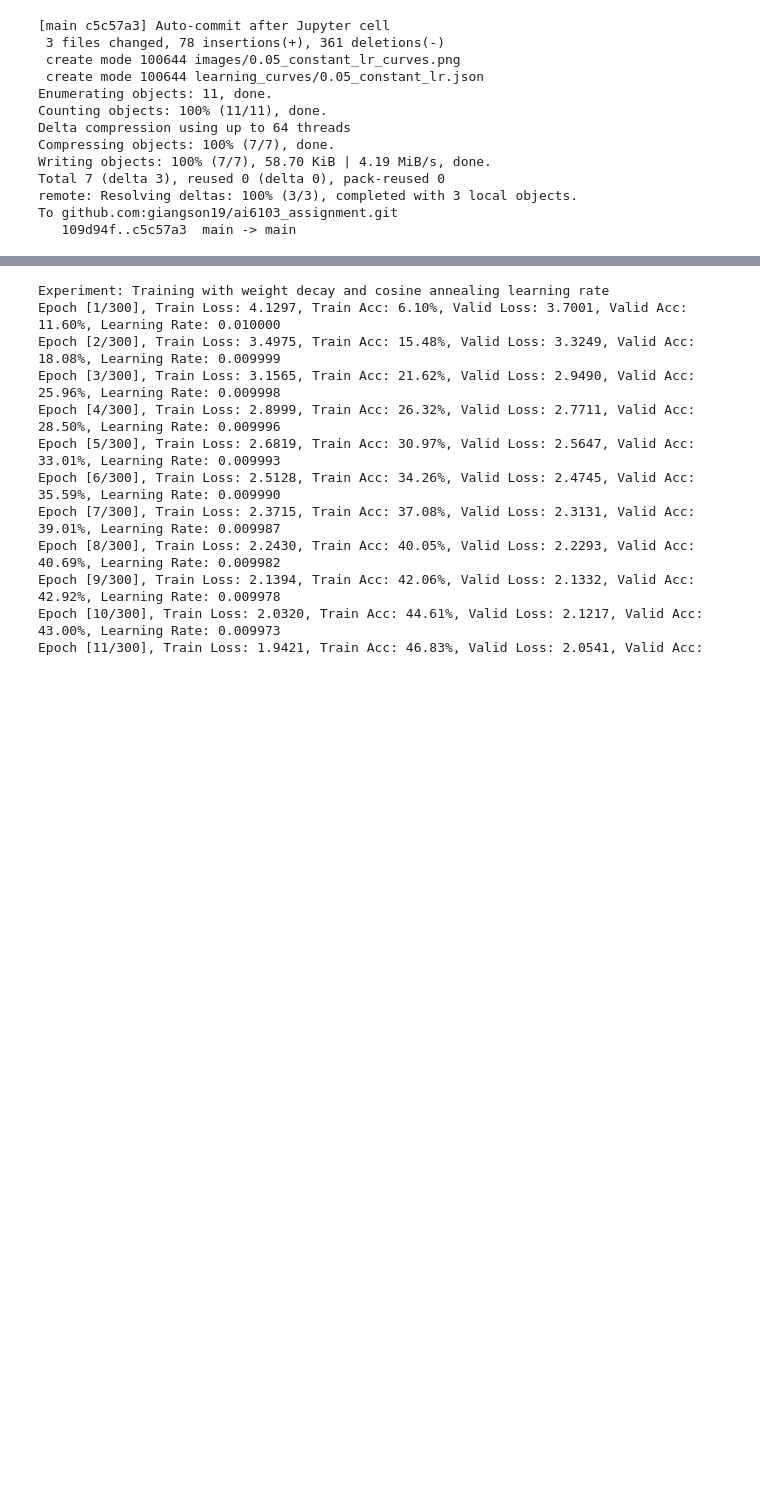
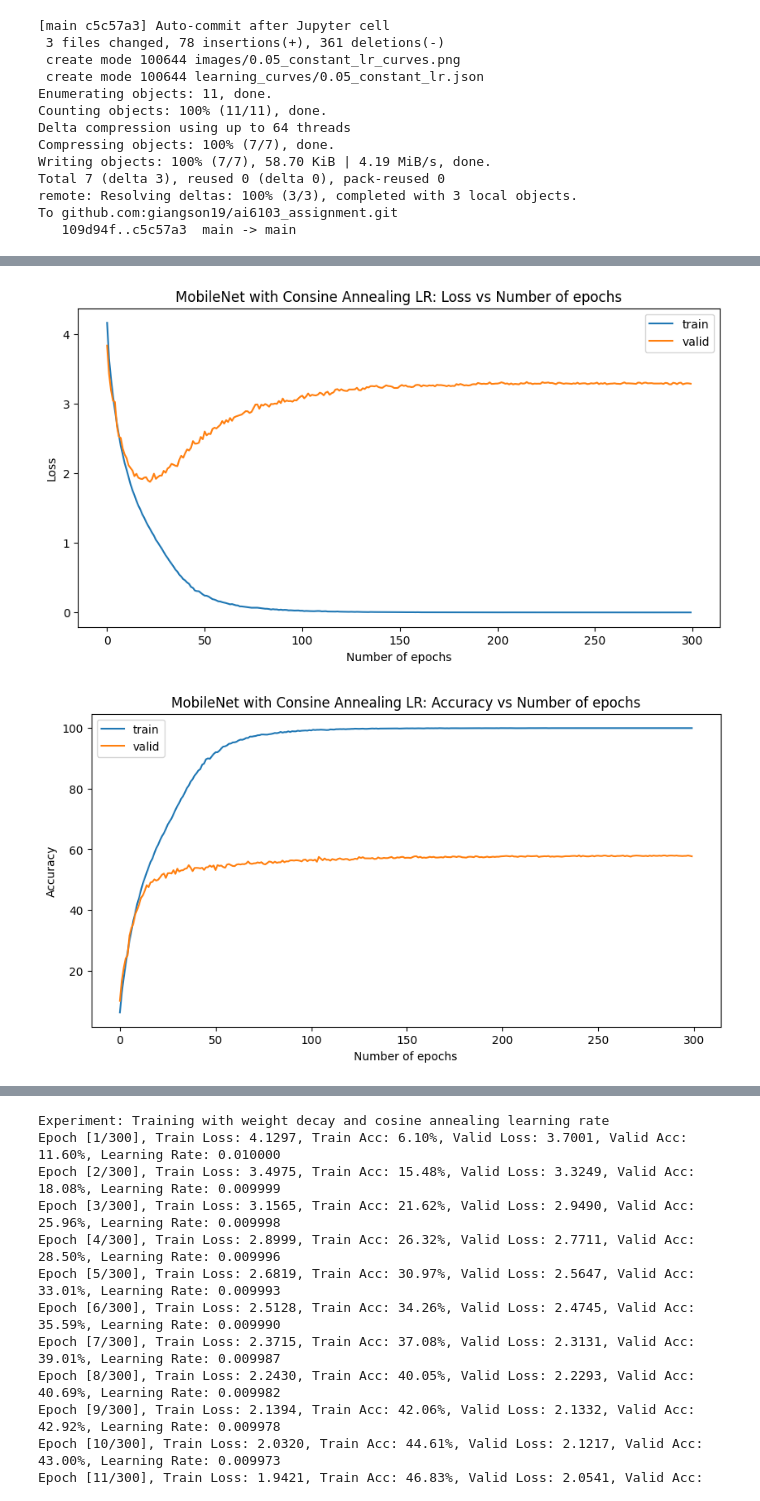
Before and after one commit to giangson19/ai6103_assignment, a Jupyter notebook: ai6103_mobilenet_homework.ipynb, the cells around one changed output, grey strips where cells are left out. Cells and saved outputs as stored; diff of their text form; code cells hidden in the pictures; blank space fills up the shorter version.

Commit message:
Auto-commit after Consine Annealing experiment

```diff
--- a/ai6103_mobilenet_homework.ipynb
+++ b/ai6103_mobilenet_homework.ipynb
@@ -323,15 +323,17 @@ optimizer = optim.SGD(model.parameters(), lr=learning_rate, momentum=momentum)
 train_losses, valid_losses, train_accuracies, valid_accuracies = train_cosine_annealing(
     model, learning_rate, criterion, train_loader, valid_loader, device, num_epochs)
 
-plt.figure(figsize=(10, 5))
+plt.figure(figsize=(6, 4))
 plt.plot(range(len(train_losses)), train_losses)
 plt.plot(range(len(valid_losses)), valid_losses)
 plt.xlabel("Number of epochs")
 plt.ylabel("Loss")
 plt.title("MobileNet with Consine Annealing LR: Loss vs Number of epochs")
 plt.legend(['train', 'valid'])
+plt.savefig('images/cosine_annealing_curves.png')
+plt.show()
 
-plt.figure(figsize=(10, 5))
+plt.figure(figsize=(6, 4))
 plt.plot(range(len(train_accuracies)), train_accuracies)
 plt.plot(range(len(valid_accuracies)), valid_accuracies)
 plt.xlabel("Number of epochs")
@@ -361,3 +373,5 @@ Epoch [51/300], Train Loss: 0.2428, Train Acc: 91.98%, Valid Loss: 2.6002, Valid
+[figure, added]
+[figure, added]
 # %%
 !git add .
 !git commit -m "Auto-commit after Jupyter cell"
```
Also changed, not shown: parts of 2 cells of this notebook, 3 other files.
